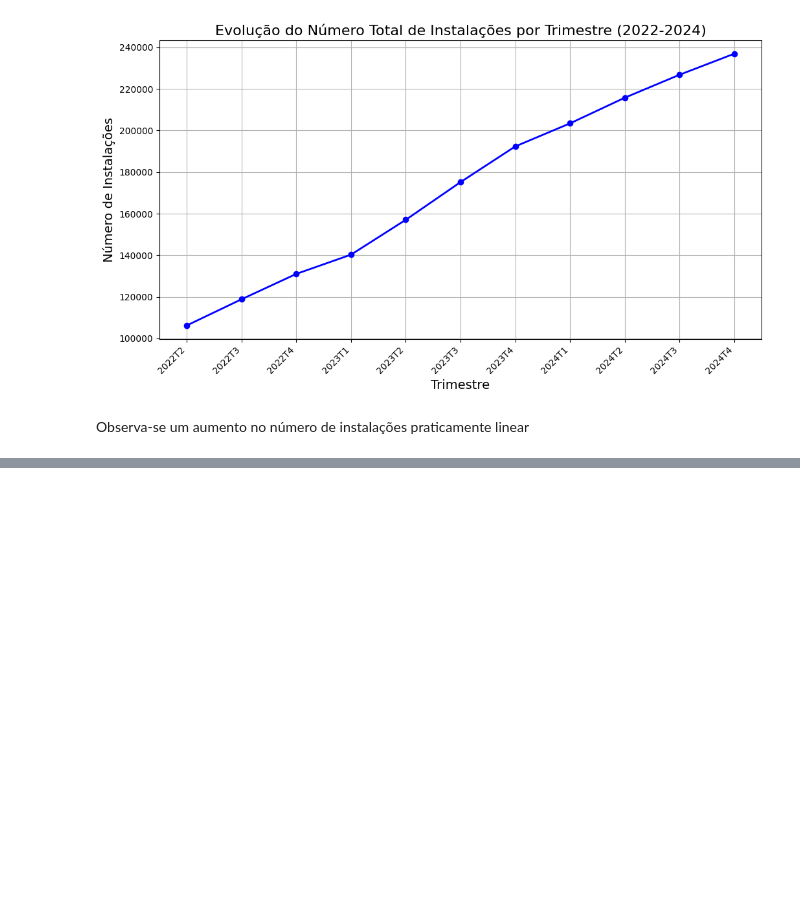
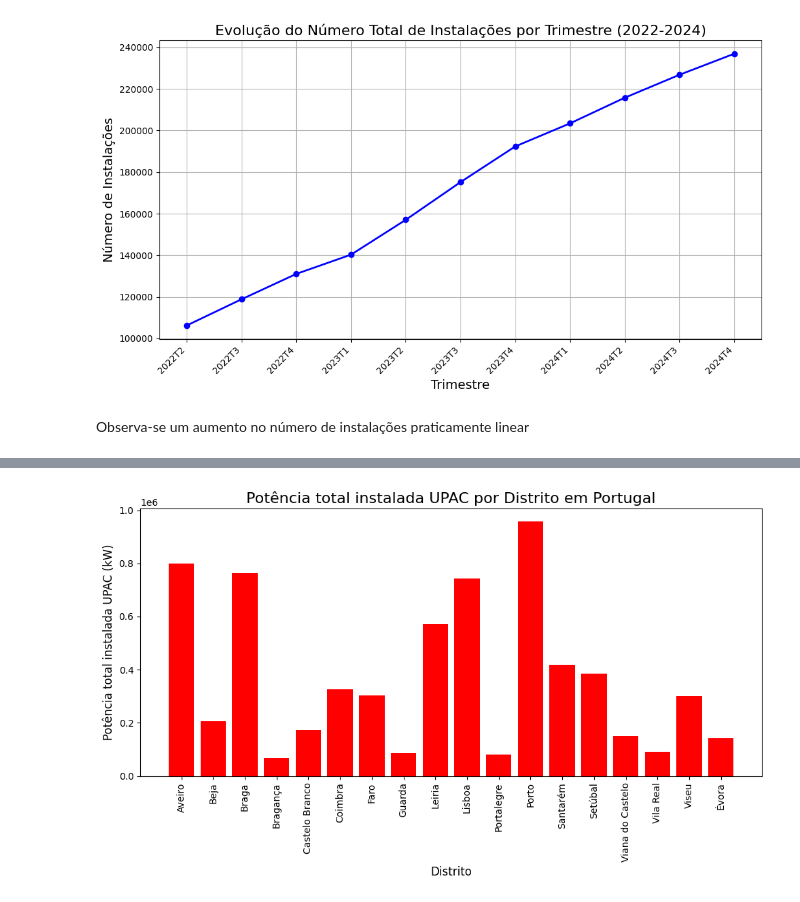
Before and after one commit to leonorsr/E-Redes, a Jupyter notebook: e-redes_autoconsumo.ipynb, the cells around one changed output, grey strips where cells are left out. Cells and saved outputs as stored; diff of their text form; code cells hidden in the pictures; blank space fills up the shorter version.

Commit message:
Potência Total Instalada

```diff
--- a/e-redes_autoconsumo.ipynb
+++ b/e-redes_autoconsumo.ipynb
@@ -224,0 +231,12 @@ Observa-se um aumento no número de instalações praticamente linear
+# %%
+# Carregar o arquivo CSV com o separador correto
+dados = pd.read_csv('./data/e-redes_autoconsumo.csv', sep=';')
+
+# Agrupar por 'Distrito' e somar as instalações em cada distrito
+tabela_instalacoes = dados.groupby('Distrito')['Potência total instalada UPAC (kW)'].sum().reset_index()
+
+# Ordenar os distritos por ordem alfabética
+tabela_instalacoes = tabela_instalacoes.sort_values(by='Distrito')
+
+# Exibir a tabela final com as duas colunas e distritos ordenados
+print(tabela_instalacoes[['Distrito', 'Potência total instalada UPAC (kW)']])
@@ -224,0 +263,18 @@ Observa-se um aumento no número de instalações praticamente linear
+# %%
+# Criar o gráfico de barras
+plt.figure(figsize=(10,6))
+plt.bar(tabela_instalacoes['Distrito'], tabela_instalacoes['Potência total instalada UPAC (kW)'], color='red')
+
+# Adicionar título e rótulos aos eixos
+plt.title('Potência total instalada UPAC por Distrito em Portugal', fontsize=16)
+plt.xlabel('Distrito', fontsize=12)
+plt.ylabel('Potência total instalada UPAC (kW)', fontsize=12)
+
+# Girar os rótulos dos distritos para evitar sobreposição
+plt.xticks(rotation=90)
+
+# Exibir o gráfico
+plt.tight_layout()  # Ajustar o layout para evitar corte de texto
+plt.show()
+# %% [output]
+[figure, added]
```
Also changed, not shown: parts of 12 cells of this notebook.
